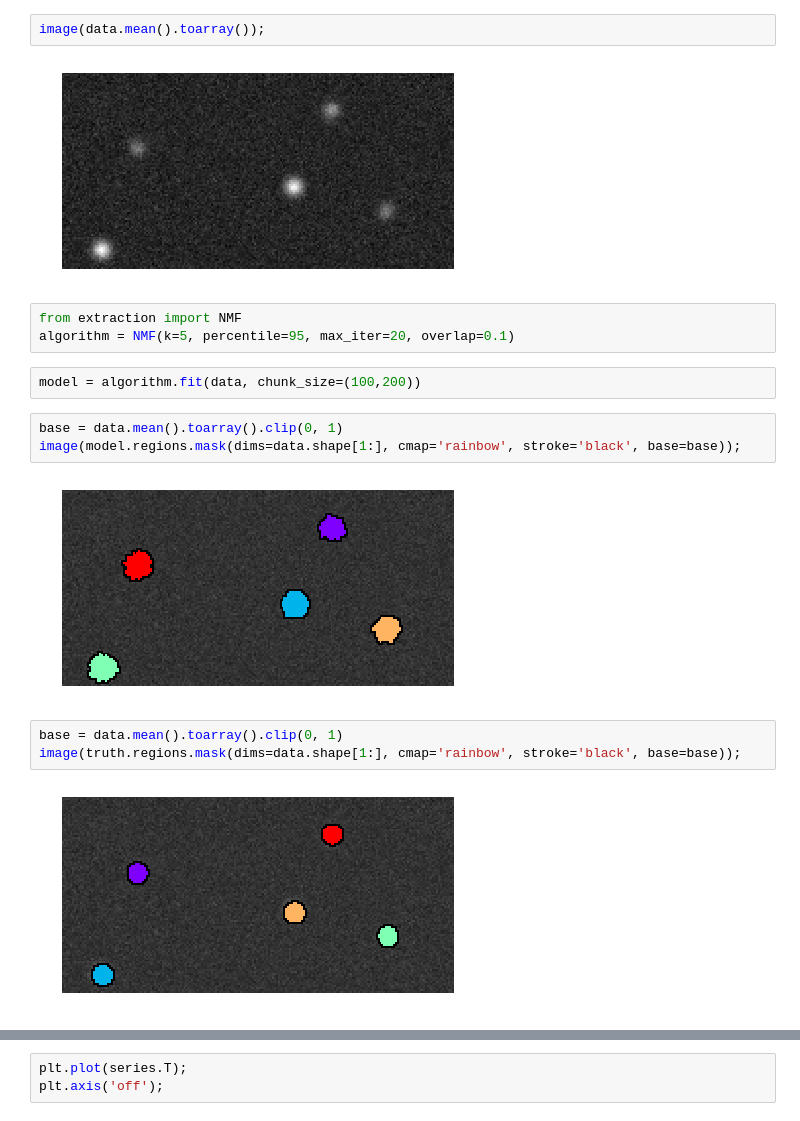
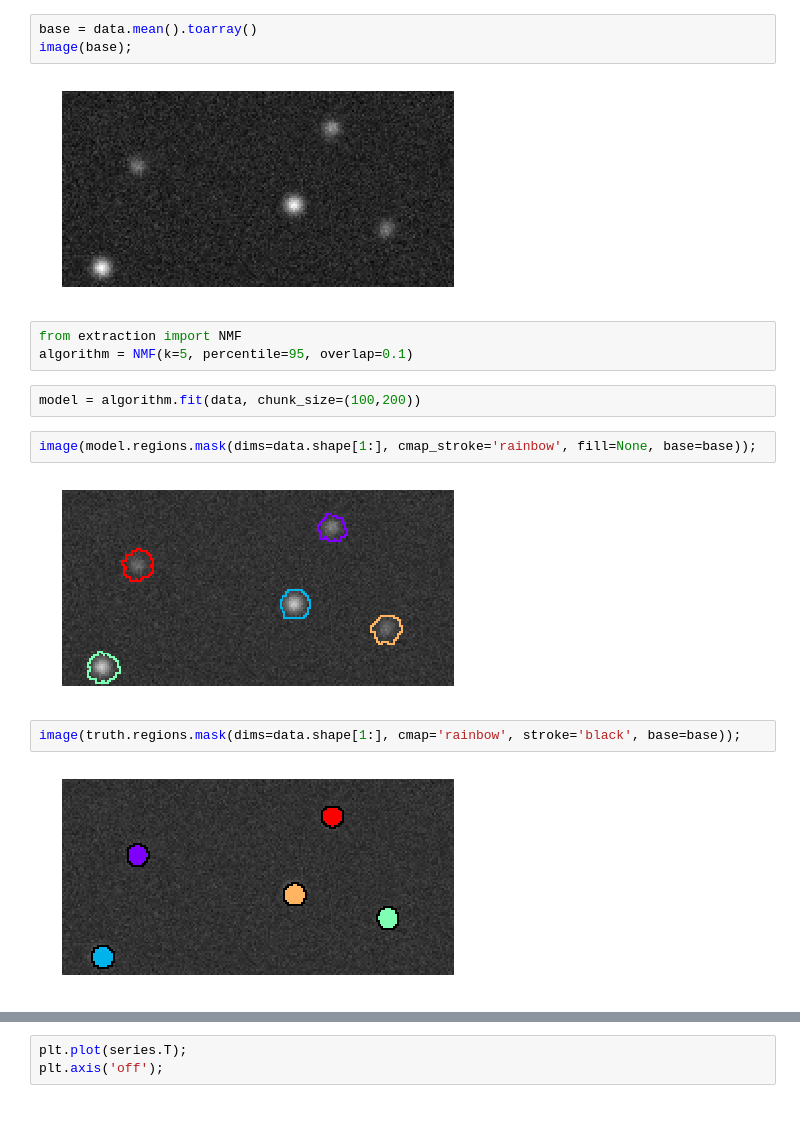
Before and after one commit to thunder-project/thunder-extraction, a Jupyter notebook: example.ipynb, the cells around one changed output, grey strips where cells are left out. Drawn from its saved outputs; the diff is of its cells as text.

```diff
--- a/example.ipynb
+++ b/example.ipynb
@@ -7,24 +7,23 @@ import matplotlib.pyplot as plt
 from extraction.utils import make_gaussian
 data, series, truth = make_gaussian(n=5, seed=42, noise=0.5, withparams=True)
 # %%
-image(data.mean().toarray());
+base = data.mean().toarray()
+image(base);
 # %% [output]
 [figure]
 # %%
 from extraction import NMF
-algorithm = NMF(k=5, percentile=95, max_iter=20, overlap=0.1)
+algorithm = NMF(k=5, percentile=95, overlap=0.1)
 # %%
 model = algorithm.fit(data, chunk_size=(100,200))
+# %%
+image(model.regions.mask(dims=data.shape[1:], cmap_stroke='rainbow', fill=None, base=base));
+# %% [output]
+[figure, added]
 # %%
-base = data.mean().toarray().clip(0, 1)
-image(model.regions.mask(dims=data.shape[1:], cmap='rainbow', stroke='black', base=base));
+image(truth.regions.mask(dims=data.shape[1:], cmap='rainbow', stroke='black', base=base));
 # %% [output]
-[figure, old version]
+[figure, new version]
-# %%
-base = data.mean().toarray().clip(0, 1)
-image(truth.regions.mask(dims=data.shape[1:], cmap='rainbow', stroke='black', base=base));
-# %% [output]
-[figure, removed]
 # %%
 plt.plot(model.transform(data).toarray().T);
 plt.axis('off');
```
Also changed, not shown: parts of 1 cell of this notebook, 2 other files.
